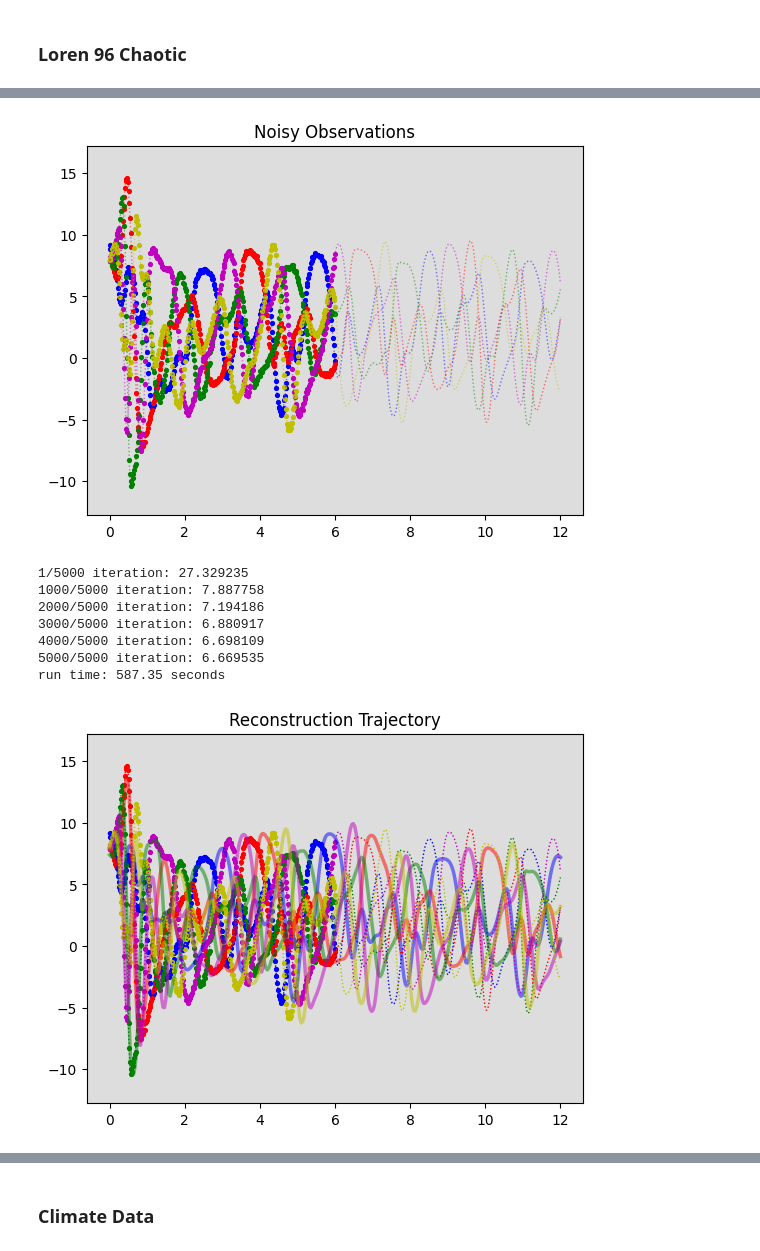
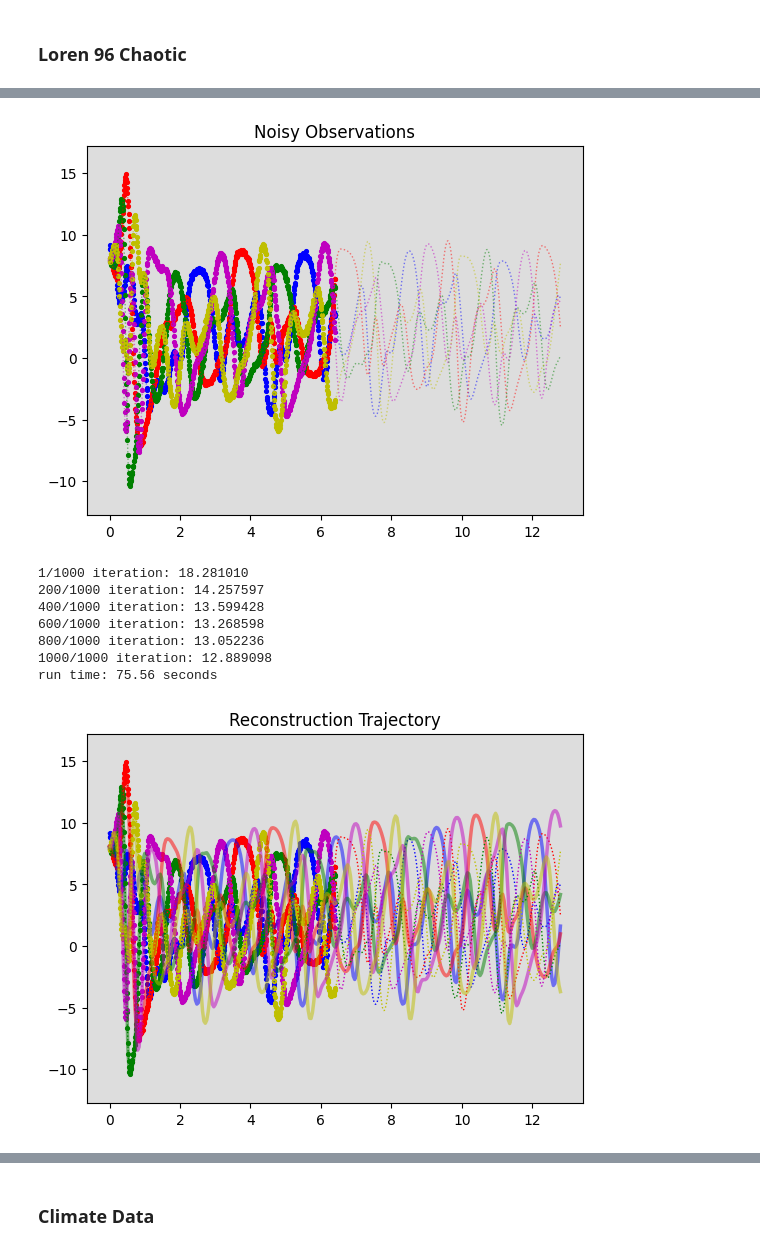
Before and after one commit to ksooyeon3/magi-ts-2, a Jupyter notebook: magix_new.ipynb, the cells around one changed output, grey strips where cells are left out. Cells and saved outputs as stored; diff of their text form; code cells hidden in the pictures.

```diff
--- a/magix_new.ipynb
+++ b/magix_new.ipynb
@@ -633,8 +474,0 @@ plt.show()
-# %%
-# reconstruction error
-for i in range(no_comp):
-    xi_error = xr[:,i] - xdata[np.linspace(0,tdata.size-1,321).astype(int),i]
-    xi_mse_1h = np.mean(np.square(xi_error[:161]))
-    xi_mse_2h = np.mean(np.square(xi_error[161:]))
-    xi_mse = np.mean(np.square(xi_error))
-    print(f"X{i+1}:{xi_mse:.3f}({np.sqrt(xi_mse):.3f})/{xi_mse_1h:.3f}({np.sqrt(xi_mse_1h):.3f})/{xi_mse_2h:.3f}({np.sqrt(xi_mse_2h):.3f})")
@@ -703,7 +491,7 @@ F = 8
 y0 = F * np.ones(5)  # Initial state (equilibrium)
 y0[0] += 1.0  # Add small perturbation to the first variable
 # time point for evaluation
-tdata = np.linspace(0.0, 12.0, 1281)
+tdata = np.linspace(0.0, 12.8, 1281)
 # integration
 xdata = odeint(L96, y0, tdata, args=(F,))
 
@@ -724,7 +512,7 @@ plt.show()
 # setting
 seed = 188714368 # random seed
 noise = [0.10] * 5 # noise level
-no_train = 321 # number of training samples 41/81/161/321/641/1281
+no_train = 641 # number of training samples 41/81/161/321/641/1281
 
 # observation
 obs = []
@@ -749,49 +537,49 @@ ax.set_ylim(np.min(xdata)-0.1*np.ptp(xdata),np.max(xdata)+0.1*np.ptp(xdata))
 plt.title('Noisy Observations')
 plt.show()
 # %% [output]
-[figure, old version]
+[figure, new version]
 # %%
 # MAP Inference - Single Task Neural Network
 torch.manual_seed(seed)
 # define neural network dynamic
-fOde = nnSTModule(no_comp, [2048], dp=0.2) # dp for dropout probability
+fOde = nnSTModule(no_comp, [512], dp=0) # dp for dropout probability
 # time recording
 start_time = time.time()
 # call inference class
 model = FMAGI(obs,fOde,grid_size=161,interpolation_orders=3)
 # map inference
-tinfer, xinfer = model.map(max_epoch=5000,
+tinfer, xinfer = model.map(max_epoch=1000,
                     learning_rate=1e-3, decay_learning_rate=True,
                     hyperparams_update=False, dynamic_standardization=True,
-                    verbose=True, returnX=True)
+                    kappa=0, verbose=True, returnX=True)
 end_time = time.time()
 run_time = end_time - start_time
 print("run time: %.2f seconds" %(run_time))
 # %% [output]
-1/5000 iteration: 27.329235
-1000/5000 iteration: 7.887758
-2000/5000 iteration: 7.194186
-3000/5000 iteration: 6.880917
-4000/5000 iteration: 6.698109
-5000/5000 iteration: 6.669535
-run time: 587.35 seconds
+1/1000 iteration: 18.281010
+200/1000 iteration: 14.257597
+400/1000 iteration: 13.599428
+600/1000 iteration: 13.268598
+800/1000 iteration: 13.052236
+1000/1000 iteration: 12.889098
+run time: 75.56 seconds
 # %%
 # reconstruction with ode numerical integration
 trecon = tdata[np.linspace(0,tdata.size-1,321).astype(int)]
 x0 = xinfer[0,:].squeeze() # inferred initial state
-tr, xr = model.predict(trecon[1:],trecon[:1],x0,random=False,method="ode") # reconstructed trajectory
+tr, xr = model.predict(trecon[1:],trecon[:1],x0,random=False) # reconstructed trajectory
 # visualization
 col = ['b','r','g','m','y']
 fig = plt.figure(facecolor='w')
 ax = fig.add_subplot(111, facecolor='#dddddd', axisbelow=True)
 for i in range(no_comp):
     ax.plot(tr, xr[:,i], color=col[i], alpha=0.5, lw=2.5)
     ax.plot(tdata, xdata[:,i], linestyle=':', color=col[i], alpha=1, lw=1)
     ax.scatter(obs[i][:,0], obs[i][:,1], s=7.5, marker='o', color=col[i])
 ax.set_xlabel('')
 ax.set_ylabel('')
 ax.set_ylim(np.min(xdata)-0.1*np.ptp(xdata),np.max(xdata)+0.1*np.ptp(xdata))
 plt.title('Reconstruction Trajectory')
 plt.show()
 # %% [output]
-[figure, old version]
+[figure, new version]
```
Also changed, not shown: parts of 34 cells of this notebook, 5 other files.
